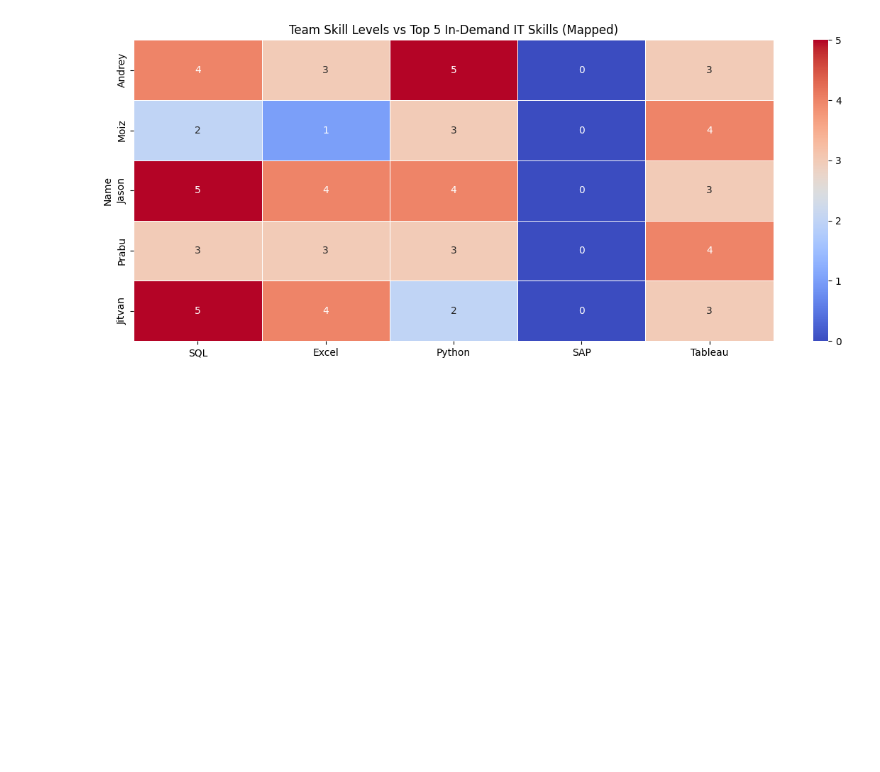
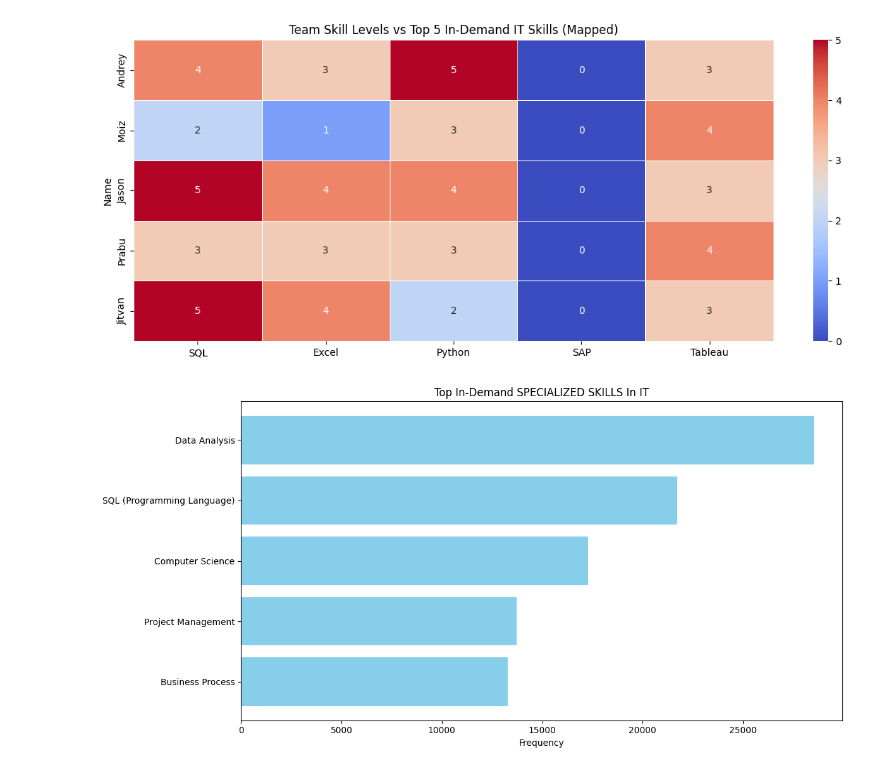
Before and after one commit to 616797/ad688-employability-sp25A1-group1, a Jupyter notebook: working_files/individual_analysis_folder/Prabu_Jeyabalan.ipynb, the cells around one changed output. Cells and saved outputs as stored; diff of their text form; code cells hidden in the pictures; blank space fills up the shorter version.

Commit message:
Update top skills dataset with new skills and adjust frequencies

```diff
--- a/working_files/individual_analysis_folder/Prabu_Jeyabalan.ipynb
+++ b/working_files/individual_analysis_folder/Prabu_Jeyabalan.ipynb
@@ -166,3 +166,38 @@ plt.tight_layout()
 plt.show()
 # %% [output]
 [figure]
+# %%
+# Define the relevant skill columns
+skill_columns = ["SPECIALIZED_SKILLS_NAME"]
+
+# Function to safely parse stringified lists
+def extract_skills(row):
+    skills = []
+    for col in skill_columns:
+        if pd.notna(row.get(col)):
+            try:
+                skills += ast.literal_eval(row[col])
+            except Exception:
+                continue
+    return skills
+
+# Apply function across rows
+all_skills = df.apply(extract_skills, axis=1).explode().dropna()
+
+# Count frequency of each skill
+top_skills = Counter(all_skills).most_common(5)
+top_skills_df = pd.DataFrame(top_skills, columns=["Skill", "Frequency"])
+
+# Optional: Save to CSV
+top_skills_df.to_csv("top_skills.csv", index=False)
+
+# Plotting
+plt.figure(figsize=(12, 6))
+plt.barh(top_skills_df["Skill"], top_skills_df["Frequency"], color='skyblue')
+plt.xlabel("Frequency")
+plt.title("Top In-Demand SPECIALIZED SKILLS In IT")
+plt.gca().invert_yaxis()  # Most frequent at the top
+plt.tight_layout()
+plt.show()
+# %% [output]
+[figure, added]
```
Also changed, not shown: parts of 2 cells of this notebook, 1 other file.
